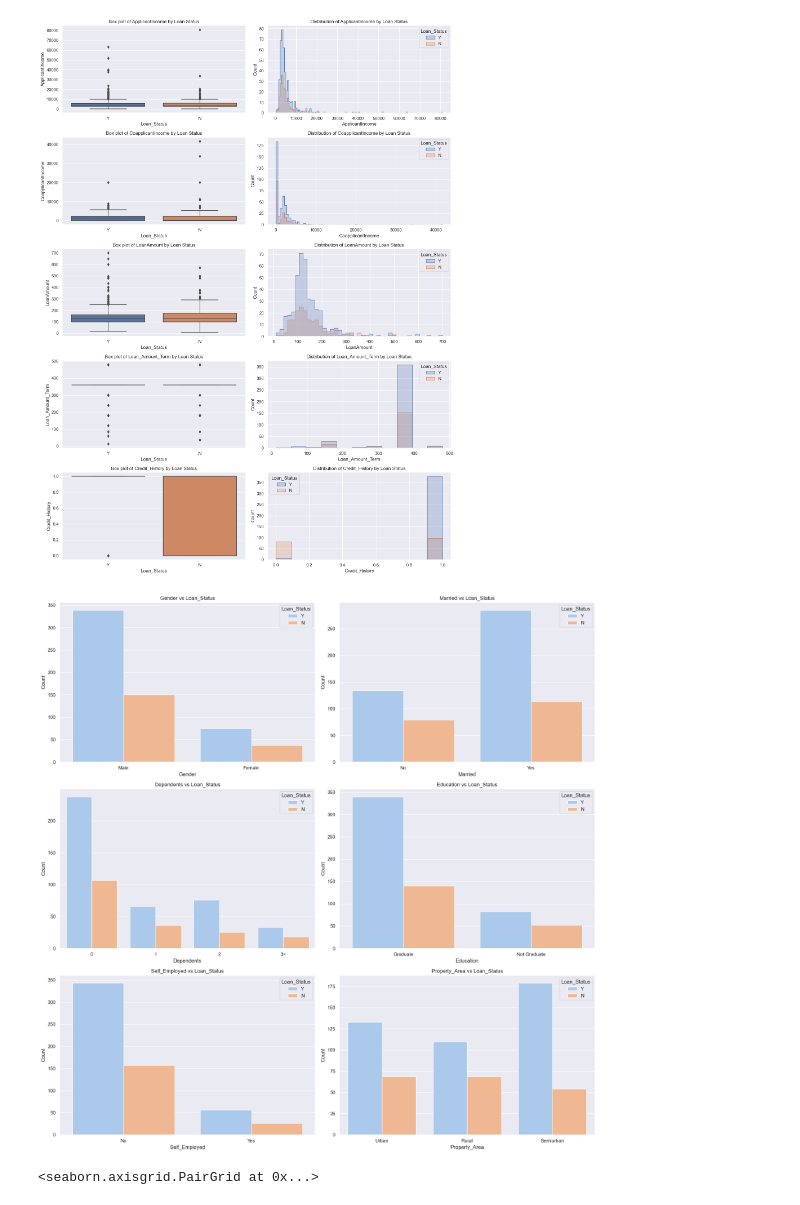
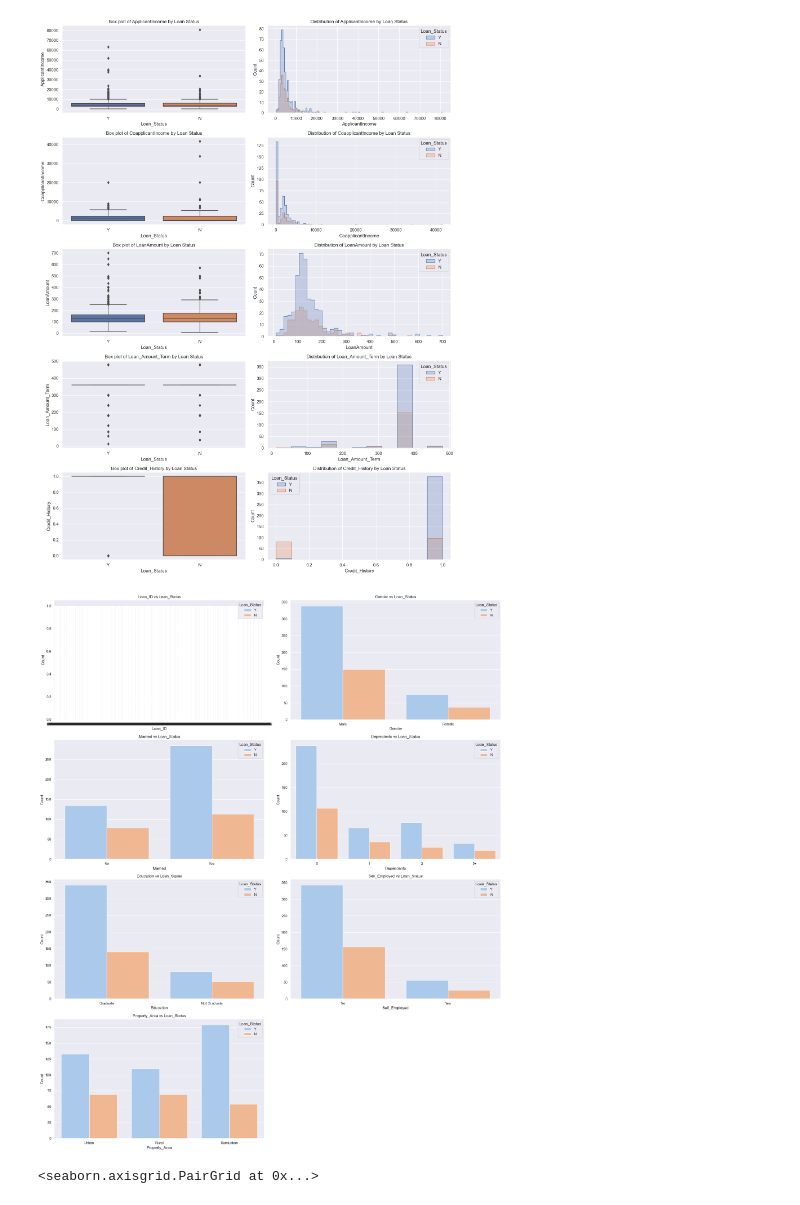
Before and after one commit to cintacarotg/Visual-Analytics-Data-Web-App, a Jupyter notebook: Data/lab5_loan_prediction_student.ipynb, the cells around one changed output. Saved outputs shown, nothing was run; the diff lists cells and outputs as text; code cells hidden in the pictures.

Commit message:
Part 1 fixed: not included Loan_ID in the previous data analysis

```diff
--- a/Data/lab5_loan_prediction_student.ipynb
+++ b/Data/lab5_loan_prediction_student.ipynb
@@ -160,12 +159,10 @@ In order to do so, apply all we have learnt to to understand the numerical and c
 
 At the end answer the questions.
 # %%
-### YOUR CODE HERE
 target_variable = ["Loan_Status"]
 
 numerical_variables = ['ApplicantIncome', 'CoapplicantIncome', 'LoanAmount', 'Loan_Amount_Term', 'Credit_History']
-categorical_variables = ['Gender', 'Married', 'Dependents', 'Education', 'Self_Employed', 'Property_Area']
-# Loan_ID is excluded because it does not have an effect on wether the loan is approved or denied.
+categorical_variables = ['Loan_ID', 'Gender', 'Married', 'Dependents', 'Education', 'Self_Employed', 'Property_Area']
 # %%
 # Create plots for numerical variables
 plt.figure(figsize=(15, 20))
@@ -187,18 +184,18 @@ plt.show()
 # %% [output]
 [figure]
 # %%
-plt.figure(figsize=(18, 18))
+plt.figure(figsize=(20, 24))
 for idx, col in enumerate(categorical_variables):
-    plt.subplot(3, 2, idx + 1)
+    plt.subplot(4, 2, idx + 1)
     sns.countplot(data=df, x=col, hue='Loan_Status', palette='pastel')
     plt.title(f'{col} vs Loan_Status')
     plt.xlabel(col)
     plt.ylabel('Count')
     plt.legend(title='Loan_Status')
 plt.tight_layout()
 plt.show()
 # %% [output]
-[figure, old version]
+[figure, new version]
 # %%
 sns.pairplot(df[numerical_variables + target_variable], hue="Loan_Status", height=5.5,diag_kind="kde")
 # %% [output]
```
Also changed, not shown: parts of 5 cells of this notebook.
